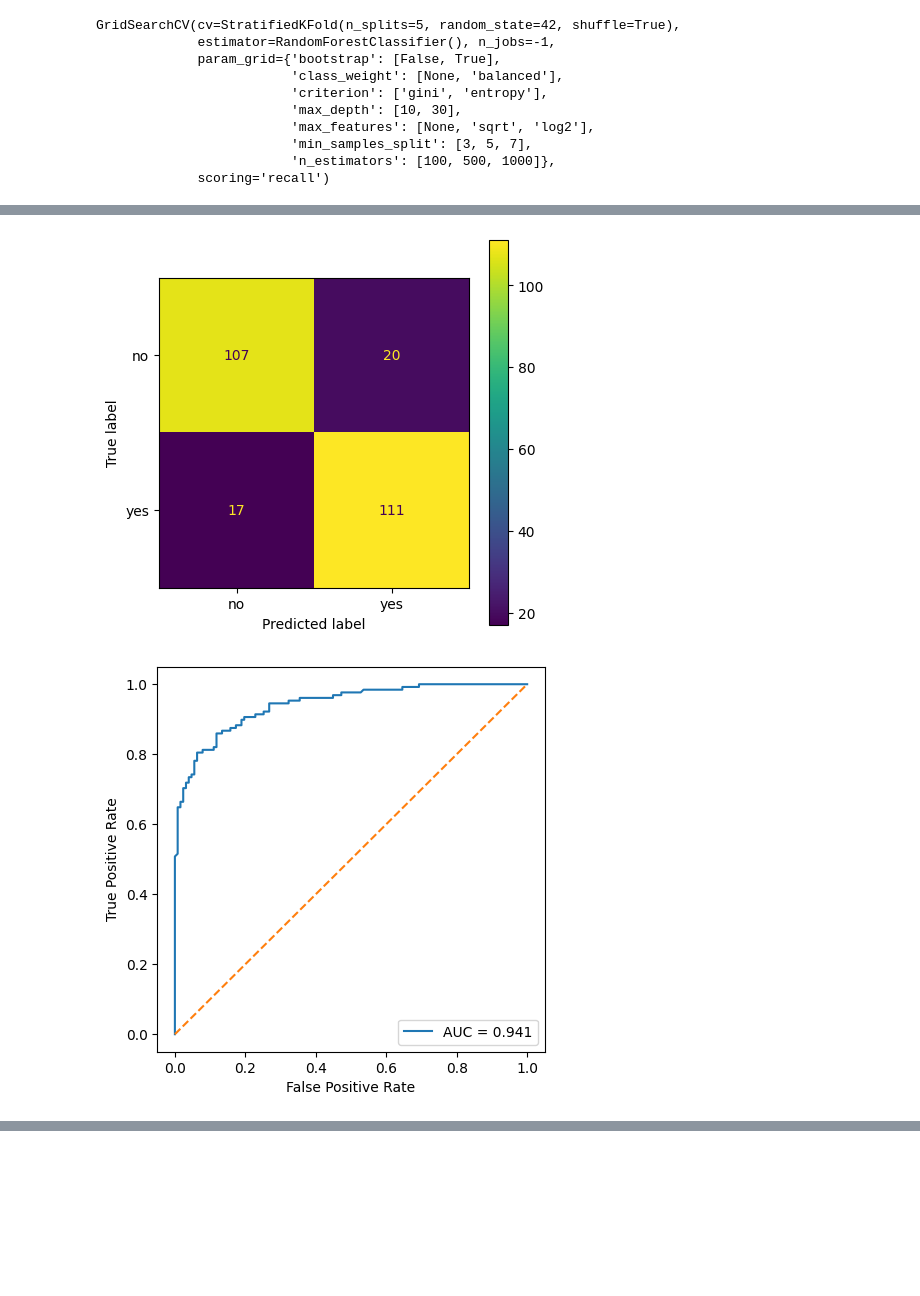
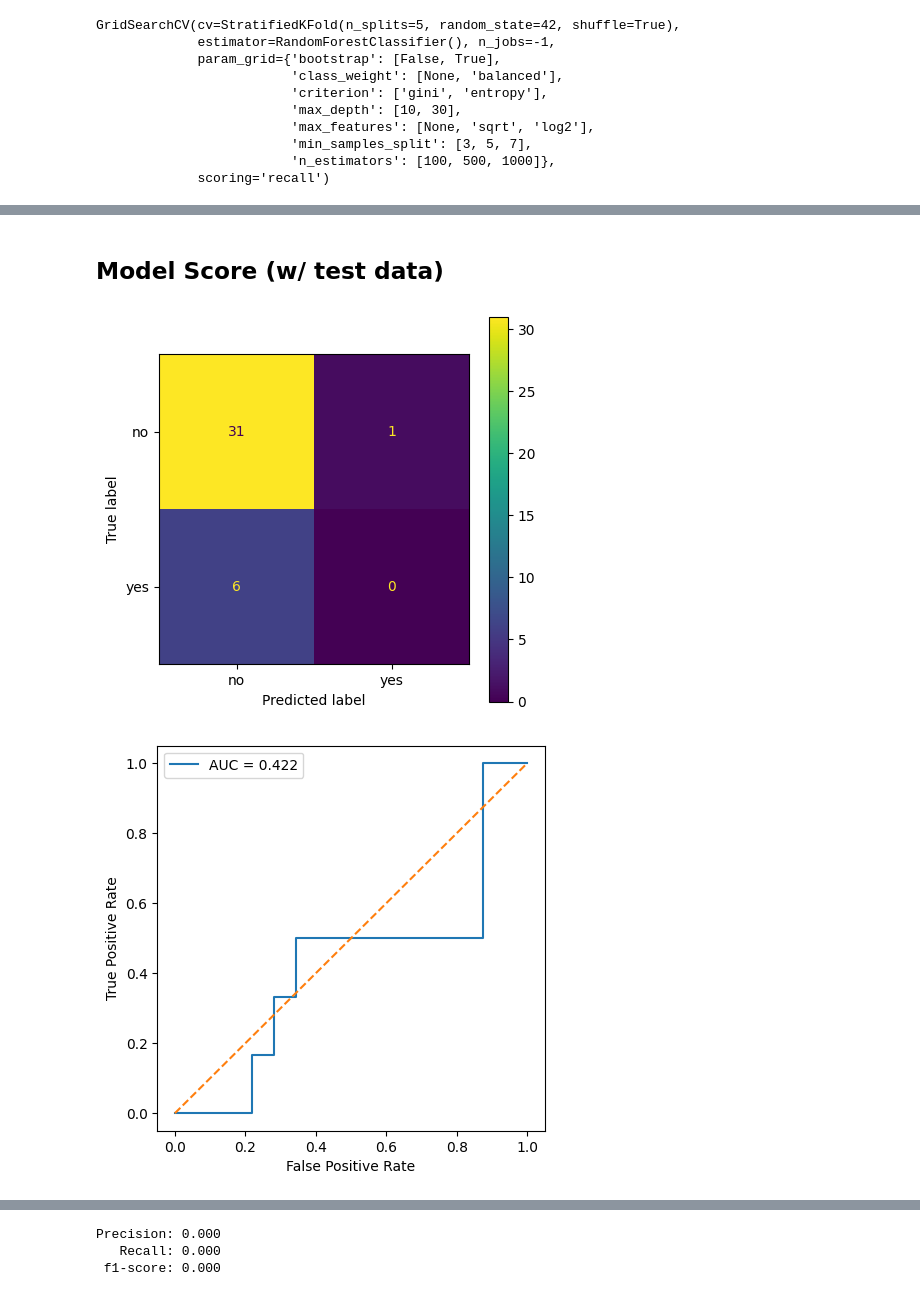
Before and after one commit to Meidical/challenge-2, a Jupyter notebook: notebooks/experiment/relapse/relapse-preprocessing-v2.ipynb, the cells around one changed output, grey strips where cells are left out. Cells and saved outputs as stored; diff of their text form; code cells hidden in the pictures; blank space fills up the shorter version.

Commit message:
update relapse functions

```diff
--- a/notebooks/experiment/relapse/relapse-preprocessing-v2.ipynb
+++ b/notebooks/experiment/relapse/relapse-preprocessing-v2.ipynb
@@ -374,10 +413,22 @@ GridSearchCV(cv=StratifiedKFold(n_splits=5, random_state=42, shuffle=True),
 # %%
 model = grid_search.best_estimator_
 
-y_pred = cross_val_predict(model, data_resampled, label_resampled, cv=cv)
-y_prob = cross_val_predict(model, data_resampled, label_resampled, cv=cv, method="predict_proba")
+y_pred = cross_val_predict(model, X_resampled["smote"], y_resampled["smote"], cv=cv)
+y_prob = cross_val_predict(model, X_resampled["smote"], y_resampled["smote"], cv=cv, method="predict_proba")
 
-display_metrics(label_resampled, y_pred, y_prob)
+display_metrics(y_resampled["smote"], y_pred, y_prob)
-# %% [output]
-[figure, removed]
-[figure, removed]
+# %% [markdown]
+## Model Score (w/ test data)
+# %%
+X_test = test_set.drop(labels=["relapse"], axis=1).copy()
+y_test = test_set["relapse"].map({"no": 0, "yes": 1}).copy()
+
+X_test_prep = data_preparation_pipeline.transform(X_test)
+
+y_pred = model.predict(X_test_prep)
+y_prob = model.predict_proba(X_test_prep)
+
+display_metrics(y_test, y_pred, y_prob)
+# %% [output]
+[figure, added]
+[figure, added]
@@ -383,0 +436,3 @@ display_metrics(label_resampled, y_pred, y_prob)
+Precision: 0.000
+   Recall: 0.000
+ f1-score: 0.000
```
Also changed, not shown: parts of 13 cells of this notebook, 2 other files.
